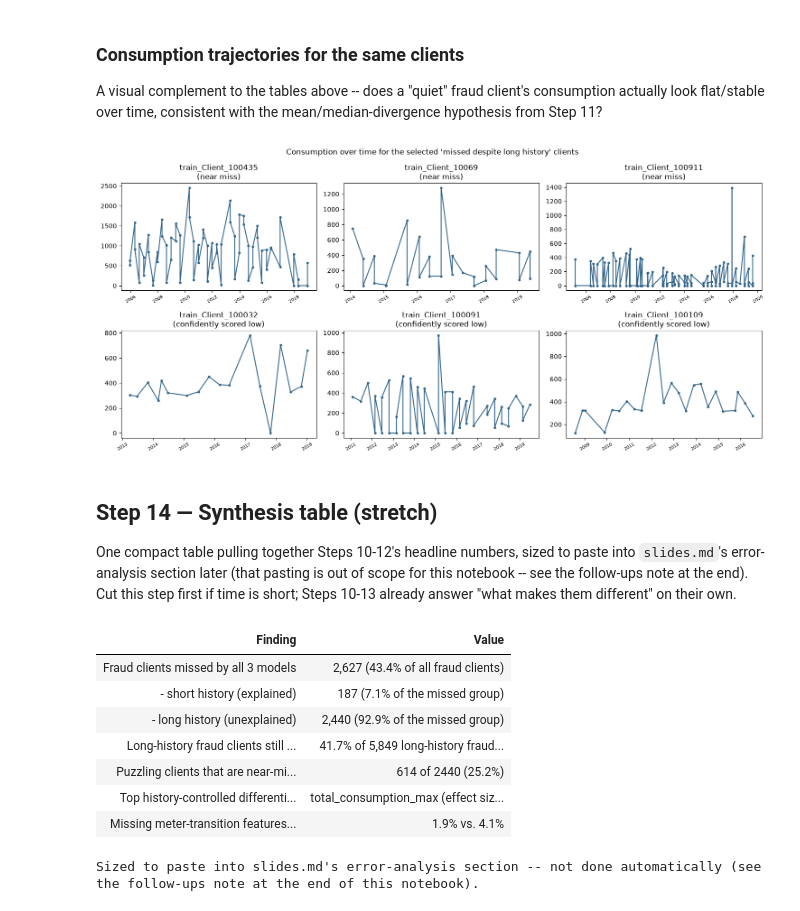
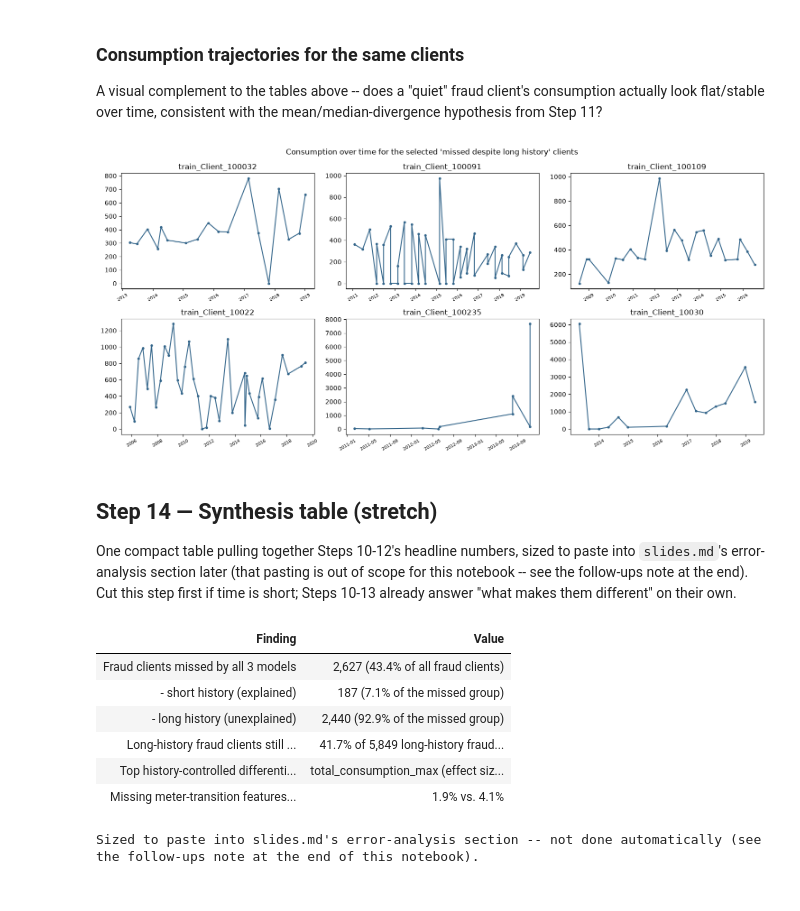
Before and after one commit to roy-nfisch/ds-fraud-in-electricity-and-gas, a Jupyter notebook: 04_error_analysis.ipynb, the cells around one changed output. Saved outputs shown, nothing was run; the diff lists cells and outputs as text; code cells hidden in the pictures.

```diff
--- a/04_error_analysis.ipynb
+++ b/04_error_analysis.ipynb
@@ -792,17 +736,13 @@ from Step 10.
 n≈6 is illustrative, not statistical evidence -- treat this as narrative color for the
 presentation, not a finding to act on directly.
 # %%
-near_miss_ids = analysis.loc[puzzling_missed.index[near_miss_any.to_numpy()], "client_id"]
-confidently_wrong_ids = analysis.loc[puzzling_missed.index[(~near_miss_any).to_numpy()], "client_id"]
+puzzling_missed = missed_by_all[missed_by_all["history_bucket"] == "long history (unexplained)"]
+print(f"{len(puzzling_missed)} clients missed by all 3 models despite a long invoice history -- "
+      "the genuinely puzzling subset examined below.")
 
-N_EXAMPLES_PER_GROUP = 3
-near_miss_selected = near_miss_ids.astype("string").head(N_EXAMPLES_PER_GROUP).tolist()
-confidently_wrong_selected = confidently_wrong_ids.astype("string").head(N_EXAMPLES_PER_GROUP).tolist()
-selected_client_ids = near_miss_selected + confidently_wrong_selected
-near_miss_set = set(near_miss_selected)
-
-print(f"Selected {len(selected_client_ids)} 'missed despite long history' clients for a qualitative look: "
-      f"{len(near_miss_selected)} near-miss, {len(confidently_wrong_selected)} confidently-scored-low.")
+N_EXAMPLES = 6
+selected_client_ids = puzzling_missed["client_id"].astype("string").head(N_EXAMPLES).tolist()
+print(f"\nSelected {len(selected_client_ids)} 'missed despite long history' clients for a qualitative look.")
 
 invoices = pd.read_parquet(DATA_DIR / "parquet" / "invoice_train.parquet")
 invoices["client_id"] = invoices["client_id"].astype("string")
@@ -820,8 +760,7 @@ inspect_invoice_columns = [
 
 for client_id in selected_client_ids:
     client_rows = client_invoices[client_invoices["client_id"] == client_id]
-    label = "near miss" if client_id in near_miss_set else "confidently scored low"
-    print(f"\n=== client {client_id} ({label}, {len(client_rows)} invoices) ===")
+    print(f"\n=== client {client_id} ({len(client_rows)} invoices) ===")
     display(client_rows[inspect_invoice_columns])
 
     for flag_col in ["counter_statue", "reading_remarque"]:
@@ -940,25 +902,24 @@ look flat/stable over time, consistent with the mean/median-divergence hypothesi
 # %%
 client_invoices["total_consumption"] = client_invoices[
     ["consommation_level_1", "consommation_level_2", "consommation_level_3", "consommation_level_4"]
 ].sum(axis=1)
 
 n_selected = len(selected_client_ids)
 ncols = min(3, n_selected) if n_selected else 1
 nrows = int(np.ceil(n_selected / ncols)) if n_selected else 1
 fig, axes = plt.subplots(nrows, ncols, figsize=(5 * ncols, 3.5 * nrows), squeeze=False)
 for ax, client_id in zip(axes.flat, selected_client_ids):
     client_rows = client_invoices[client_invoices["client_id"] == client_id]
-    label = "near miss" if client_id in near_miss_set else "confidently scored low"
     ax.plot(client_rows["invoice_date"], client_rows["total_consumption"], marker="o", markersize=3, color="#33658A")
-    ax.set(title=f"{client_id}\n({label})")
+    ax.set(title=f"{client_id}")
     ax.tick_params(axis="x", rotation=30, labelsize=7)
 for ax in axes.flat[n_selected:]:
     ax.axis("off")
 fig.suptitle("Consumption over time for the selected 'missed despite long history' clients")
 plt.tight_layout()
 plt.show()
 # %% [output]
-[figure, old version]
+[figure, new version]
 # %% [markdown]
 ## Step 14 — Synthesis table (stretch)
 
@@ -980,8 +941,6 @@ synthesis_rows = [
      f"({missed_split_pct.get('long history (unexplained)', 0)}% of the missed group)"),
     ("Long-history fraud clients still missed by every model",
      f"{long_history_missed_rate:.1%} of {len(long_history_fraud):,} long-history fraud clients"),
-    ("Puzzling clients that are near-misses (expanded top-15% budget)",
-     f"{int(near_miss_any.sum())} of {len(puzzling_missed)} ({near_miss_any.mean():.1%})"),
     ("Top history-controlled differentiator (unused feature)",
      f"{controlled_result.index[0]} (effect size {controlled_result['effect_size'].iloc[0]:.2f})"),
     ("Missing meter-transition features: missed-by-all-3 vs. non-fraud baseline",
@@ -1012,7 +971,6 @@ print(
 | - short history (explained) | 187 (7.1% of the missed group) |
 | - long history (unexplained) | 2,440 (92.9% of the missed group) |
 | Long-history fraud clients still ... | 41.7% of 5,849 long-history fraud... |
-| Puzzling clients that are near-mi... | 614 of 2440 (25.2%) |
 | Top history-controlled differenti... | total_consumption_max (effect siz... |
 | Missing meter-transition features... | 1.9% vs. 4.1% |
 Sized to paste into slides.md's error-analysis section -- not done automatically (see the follow-ups note at the end of this notebook).
```
Also changed, not shown: parts of 8 cells of this notebook.
